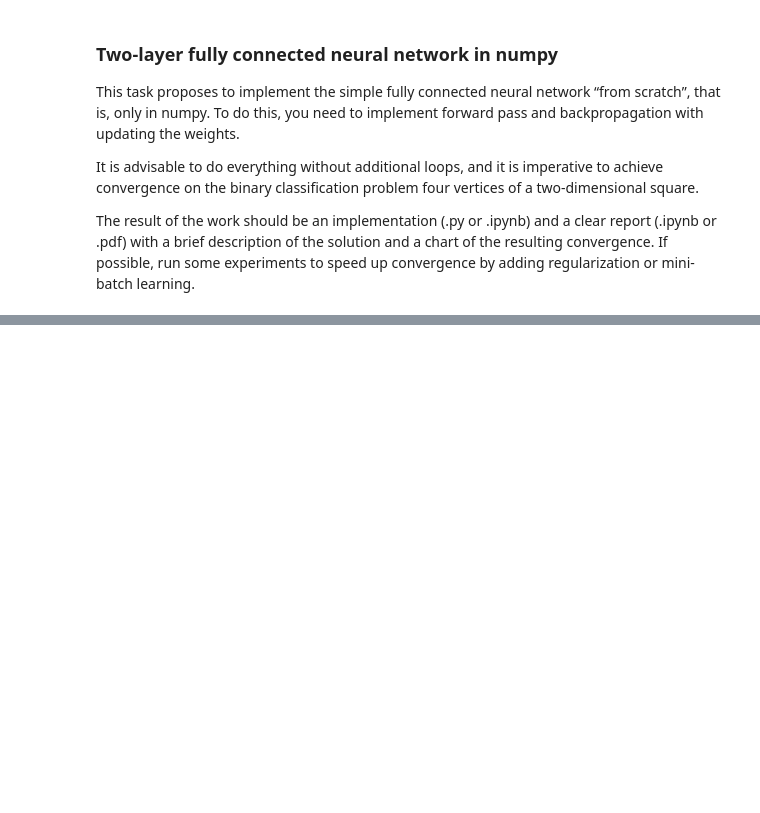
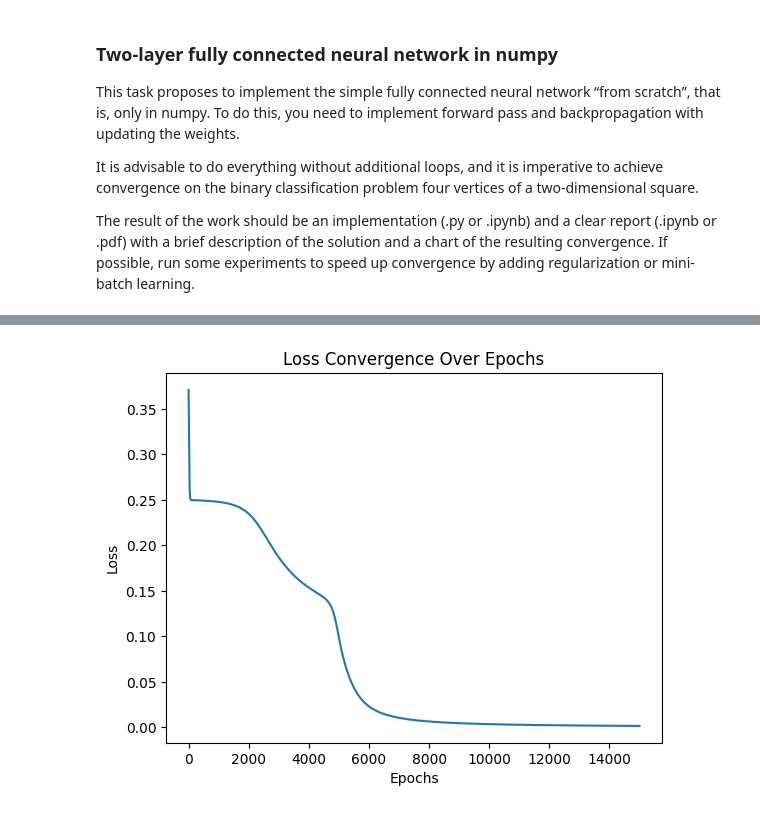
Before and after one commit to petuch03/data-science-things, a Jupyter notebook: ml_with_python/neural_network_from_scratch.ipynb, the cells around one changed output, grey strips where cells are left out. Drawn from its saved outputs; the diff is of its cells as text; code cells hidden in the pictures; blank space fills up the shorter version.

```diff
--- a/ml_with_python/neural_network_from_scratch.ipynb
+++ b/ml_with_python/neural_network_from_scratch.ipynb
@@ -31,8 +34,9 @@ def print_with_datetime(s):
 inputs = np.array([[0, 0], [0, 1], [1, 0], [1, 1]])
 target = np.array([[0], [1], [1], [0]])
 
-epochs = 2 # 10000
+epochs = 15000
 lr = 0.1
+batch_size = 2
 input_layer_neurons, hidden_layer_neurons, output_layer_neurons = 2, 2, 1
 
 # Random weights and bias initialization
@@ -40,6 +44,8 @@ hidden_weights = np.random.uniform(size=(input_layer_neurons, hidden_layer_neuro
 hidden_bias = np.random.uniform(size=(1, hidden_layer_neurons))
 output_weights = np.random.uniform(size=(hidden_layer_neurons, output_layer_neurons))
 output_bias = np.random.uniform(size=(1, output_layer_neurons))
+
+loss_history = []
 
 print("Initial hidden weights: ", end='')
 print(*hidden_weights)
@@ -52,36 +58,60 @@ print(*output_bias)
 
 # Training algorithm
 for epoch in range(epochs):
-    # Forward Propagation
-    # hidden_outputs = ...
+    # # The training data and corresponding targets are shuffled at the beginning of each epoch to introduce randomness
+    permutation = np.random.permutation(len(inputs))
+    inputs_shuffled = inputs[permutation]
+    target_shuffled = target[permutation]
 
-    # calc predicted_output below
-    predicted_output = [[0], [0], [0], [0]]
+    batch_losses = []
 
-    # Loss
-    loss = 0.5 * (target - predicted_output) ** 2
-    loss = loss.sum()
-    print_with_datetime("Epoch {} Loss {:.4f}".format(epoch, loss))
+    # Mini-batch iteration
+    for i in range(0, len(inputs), batch_size):
+        # Select mini-batch
+        inputs_batch = inputs[i:i + batch_size]
+        target_batch = target[i:i + batch_size]
 
-    # Backpropagation
-    # loss_by_output = ...
-    # predicted_output_derivative = ...
+        # Forward Propagation
+        # hidden_outputs is the output of the hidden layer after applying the sigmoid function.
+        hidden_layer_input = np.dot(inputs_batch, hidden_weights) + hidden_bias
+        hidden_outputs = sigmoid(hidden_layer_input)
 
-    # loss_by_output_bias = ...
+        # predicted_output is the final output of the network after applying the sigmoid function to the output layer's input.
+        output_layer_input = np.dot(hidden_outputs, output_weights) + output_bias
+        predicted_output = sigmoid(output_layer_input)
 
-    # loss_by_output_weights = ...
+        # Loss
+        loss = 0.5 * (target_batch - predicted_output) ** 2
+        loss = loss.sum()
+        batch_losses.append(loss)
 
-    # loss_by_hidden_outputs = ...
+        # Backpropagation
+        # loss_by_output captures the element-wise difference between the predicted output and the target.
+        loss_by_output = predicted_output - target_batch
+        # predicted_output_derivative computes the derivative of the sigmoid function applied to predicted_output.
+        predicted_output_derivative = sigmoid_derivative(predicted_output)
 
-    # hidden_outputs_derivative = ...
+        # loss_by_output_bias and loss_by_output_weights represent the gradients for the bias and weights of the output layer, respectively.
+        loss_by_output_bias = loss_by_output * predicted_output_derivative
+        loss_by_output_weights = np.dot(hidden_outputs.T, loss_by_output_bias)
 
-    # loss_by_hidden_weights = ...
+        # loss_by_hidden_outputs calculates the error propagated back to the hidden layer.
+        loss_by_hidden_outputs = np.dot(loss_by_output_bias, output_weights.T)
+        # hidden_outputs_derivative computes the derivative of the sigmoid function applied to hidden_outputs.
+        hidden_outputs_derivative = sigmoid_derivative(hidden_outputs)
+        # loss_by_hidden_weights represents the gradient for the hidden layer's weights.
+        loss_by_hidden_weights = np.dot(inputs_batch.T, loss_by_hidden_outputs * hidden_outputs_derivative)
 
-    # Updating Weights and Biases
-    # output_bias -= ...
-    # output_weights -= ...
-    # hidden_bias -= ...
-    # hidden_weights -= ...
+        # Updating Weights and Biases
+        # The weights and biases are updated by subtracting the product of the learning rate and their respective gradients.
+        output_bias -= lr * np.sum(loss_by_output_bias, axis=0, keepdims=True)
+        output_weights -= lr * loss_by_output_weights
+        hidden_bias -= lr * np.sum(loss_by_hidden_outputs * hidden_outputs_derivative, axis=0, keepdims=True)
+        hidden_weights -= lr * loss_by_hidden_weights
+
+    epoch_loss = np.mean(batch_losses)
+    loss_history.append(epoch_loss)
+    print_with_datetime("Epoch {} Loss {:.4f}".format(epoch, epoch_loss))
 
 print('')
 print("Final hidden weights: ", end='')
@@ -95,4 +125,12 @@ print(*output_bias)
 
 print(f"\nOutput from neural network after {epochs} epochs: ", end='')
 print(*predicted_output)
+print(f"\nLoss after {epochs} epochs: {loss_history[-1]}", end='')
+
+
+plt.plot(loss_history)
+plt.title("Loss Convergence Over Epochs")
+plt.xlabel("Epochs")
+plt.ylabel("Loss")
+plt.show()
 # %% [output]
@@ -109,0 +150 @@ Output from neural network after 2 epochs: [0] [0] [0] [0]
+[figure, added]
```
Also changed, not shown: parts of 3 cells of this notebook.
